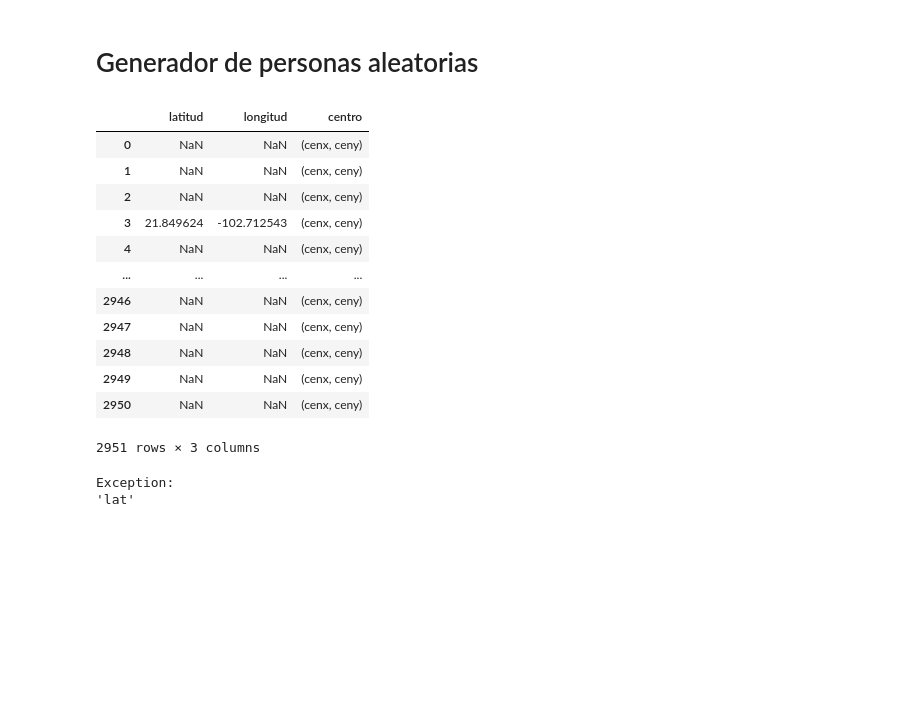
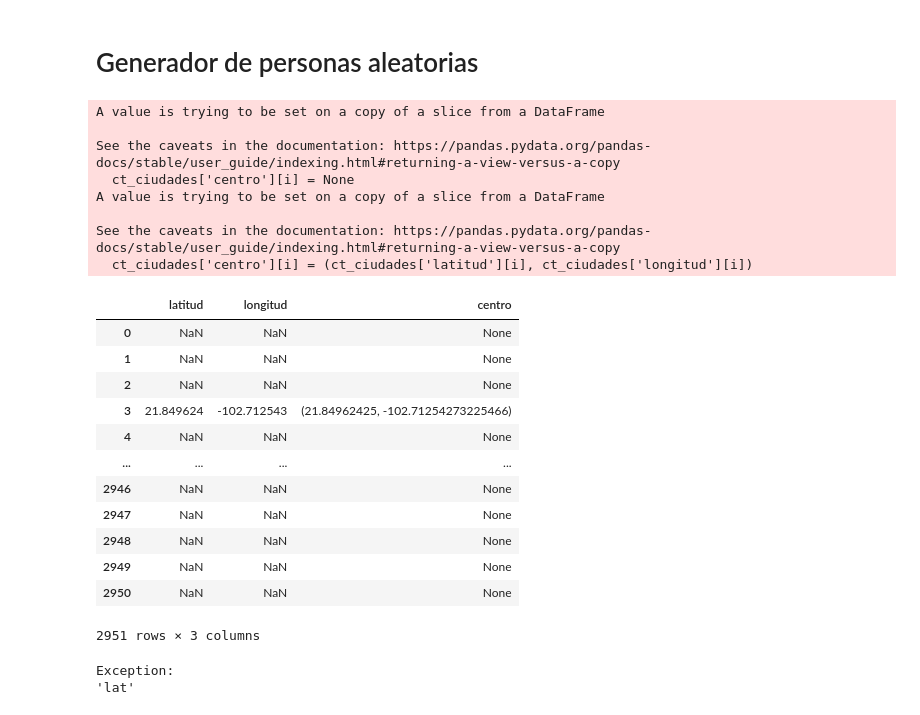
Before and after one commit to Pmz94/data-science, a Jupyter notebook: personas_aleatorias.ipynb, the cells around one changed output. Drawn from its saved outputs; the diff is of its cells as text; code cells hidden in the pictures; blank space fills up the shorter version.

```diff
--- a/personas_aleatorias.ipynb
+++ b/personas_aleatorias.ipynb
@@ -161,23 +161,37 @@ def buscar_direccion(puntos_random):
 # %%
 file_ciudades = './catalogos/ciudades.csv'
 ct_ciudades = pd.read_csv(file_ciudades)
 
 ct_ciudades['centro'] = '(cenx, ceny)'
+for i, v in ct_ciudades['centro'].items():
+	if pd.notna(ct_ciudades['latitud'][i]) and pd.notna(ct_ciudades['longitud'][i]):
+		ct_ciudades['centro'][i] = (ct_ciudades['latitud'][i], ct_ciudades['longitud'][i])
+	else:
+		ct_ciudades['centro'][i] = None
+		continue
 ct_ciudades[['latitud', 'longitud', 'centro']]
 # %% [output]
+A value is trying to be set on a copy of a slice from a DataFrame
+
+See the caveats in the documentation: https://pandas.pydata.org/pandas-docs/stable/user_guide/indexing.html#returning-a-view-versus-a-copy
+  ct_ciudades['centro'][i] = None
+A value is trying to be set on a copy of a slice from a DataFrame
+
+See the caveats in the documentation: https://pandas.pydata.org/pandas-docs/stable/user_guide/indexing.html#returning-a-view-versus-a-copy
+  ct_ciudades['centro'][i] = (ct_ciudades['latitud'][i], ct_ciudades['longitud'][i])
 |  | latitud | longitud | centro |
-| 0 | NaN | NaN | (cenx, ceny) |
-| 1 | NaN | NaN | (cenx, ceny) |
-| 2 | NaN | NaN | (cenx, ceny) |
-| 3 | 21.849624 | -102.712543 | (cenx, ceny) |
-| 4 | NaN | NaN | (cenx, ceny) |
+| 0 | NaN | NaN | None |
+| 1 | NaN | NaN | None |
+| 2 | NaN | NaN | None |
+| 3 | 21.849624 | -102.712543 | (21.84962425, -102.71254273225466) |
+| 4 | NaN | NaN | None |
 | ... | ... | ... | ... |
-| 2946 | NaN | NaN | (cenx, ceny) |
-| 2947 | NaN | NaN | (cenx, ceny) |
-| 2948 | NaN | NaN | (cenx, ceny) |
-| 2949 | NaN | NaN | (cenx, ceny) |
-| 2950 | NaN | NaN | (cenx, ceny) |
+| 2946 | NaN | NaN | None |
+| 2947 | NaN | NaN | None |
+| 2948 | NaN | NaN | None |
+| 2949 | NaN | NaN | None |
+| 2950 | NaN | NaN | None |
-2951 rows × 3 columns
+2951 rows × 3 columns
 # %%
 reap = pd.read_csv('./conjunto_datos/relacion_edad_altura_peso.csv')
 nombres = pd.read_csv('./catalogos/nombres.csv')
```
